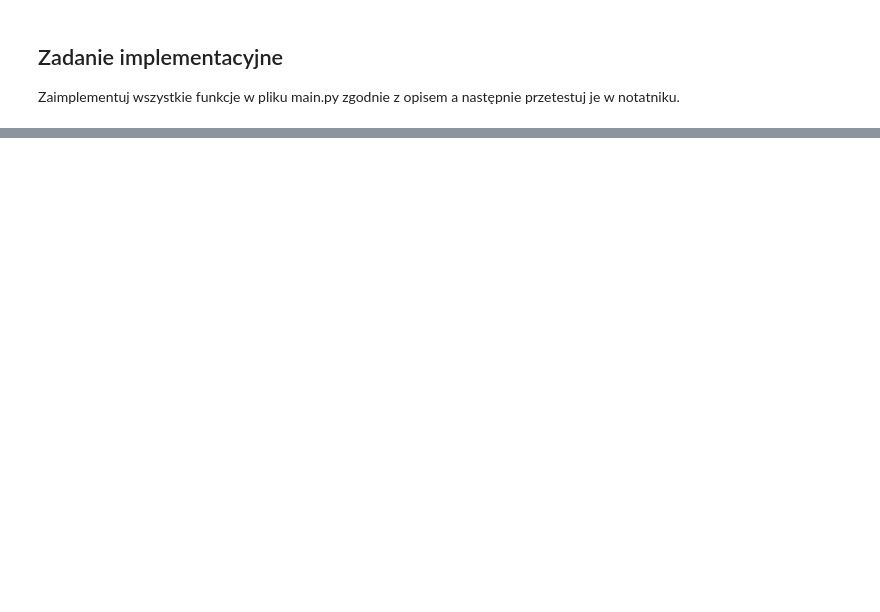
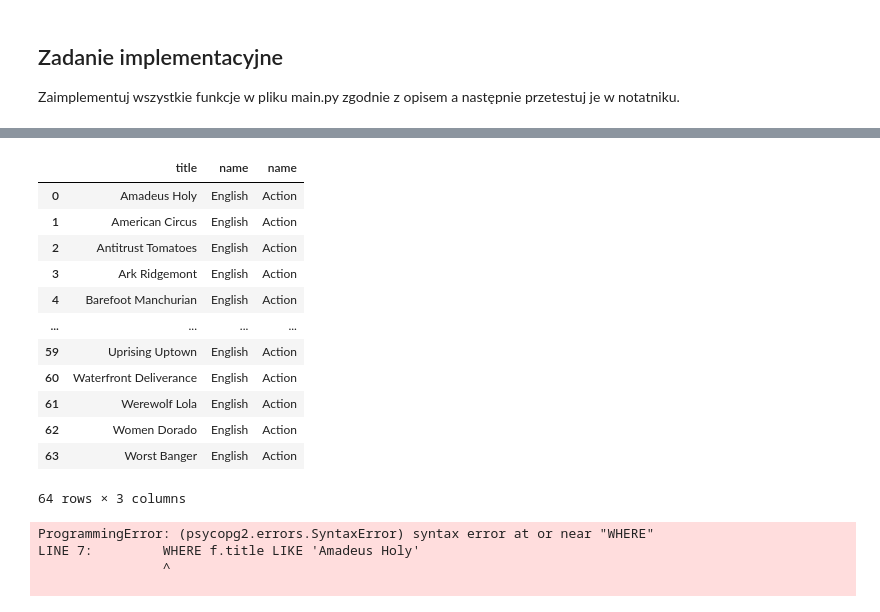
Before and after one commit to mayyyk/databases_labs, a Jupyter notebook: lab_4-sql-posix/sprawozdanie.ipynb, the cells around one changed output, grey strips where cells are left out. Cells and saved outputs as stored; diff of their text form; code cells hidden in the pictures; blank space fills up the shorter version.

```diff
--- a/lab_4-sql-posix/sprawozdanie.ipynb
+++ b/lab_4-sql-posix/sprawozdanie.ipynb
@@ -204,0 +305,25 @@ import main
+# %%
+df = film_in_category("action", False)
+display(df)
+# %% [output]
+|  | title | name | name |
+| 0 | Amadeus Holy | English | Action |
+| 1 | American Circus | English | Action |
+| 2 | Antitrust Tomatoes | English | Action |
+| 3 | Ark Ridgemont | English | Action |
+| 4 | Barefoot Manchurian | English | Action |
+| ... | ... | ... | ... |
+| 59 | Uprising Uptown | English | Action |
+| 60 | Waterfront Deliverance | English | Action |
+| 61 | Werewolf Lola | English | Action |
+| 62 | Women Dorado | English | Action |
+| 63 | Worst Banger | English | Action |
+64 rows × 3 columns
+# %%
+df = film_cast("Amadeus Holy")
+display(df)
+# %% [output]
+ProgrammingError: (psycopg2.errors.SyntaxError) syntax error at or near "WHERE"
+LINE 7:         WHERE f.title LIKE 'Amadeus Holy'
+                ^
+
```
Also changed, not shown: parts of 11 cells of this notebook, 2 other files.
